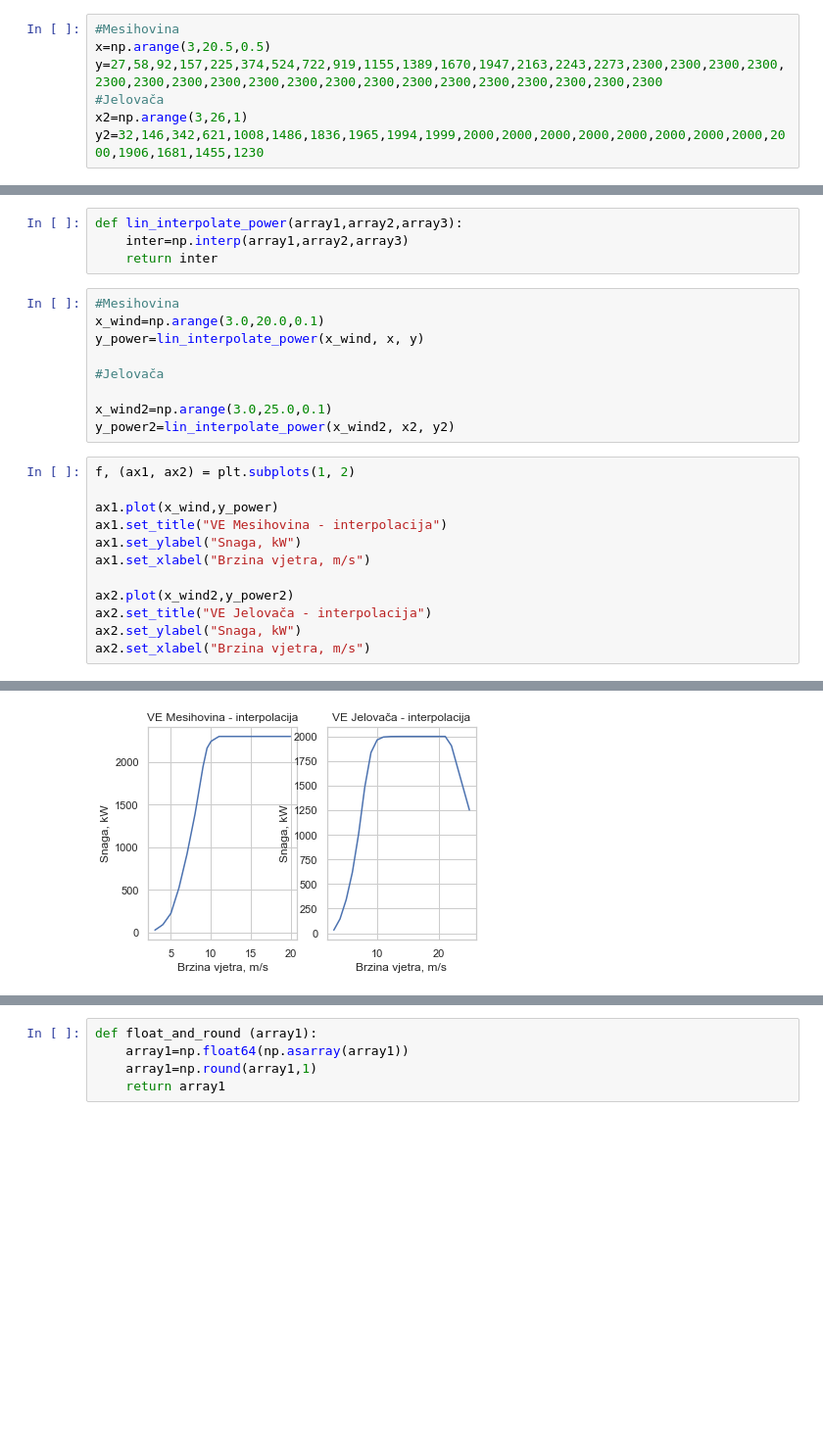
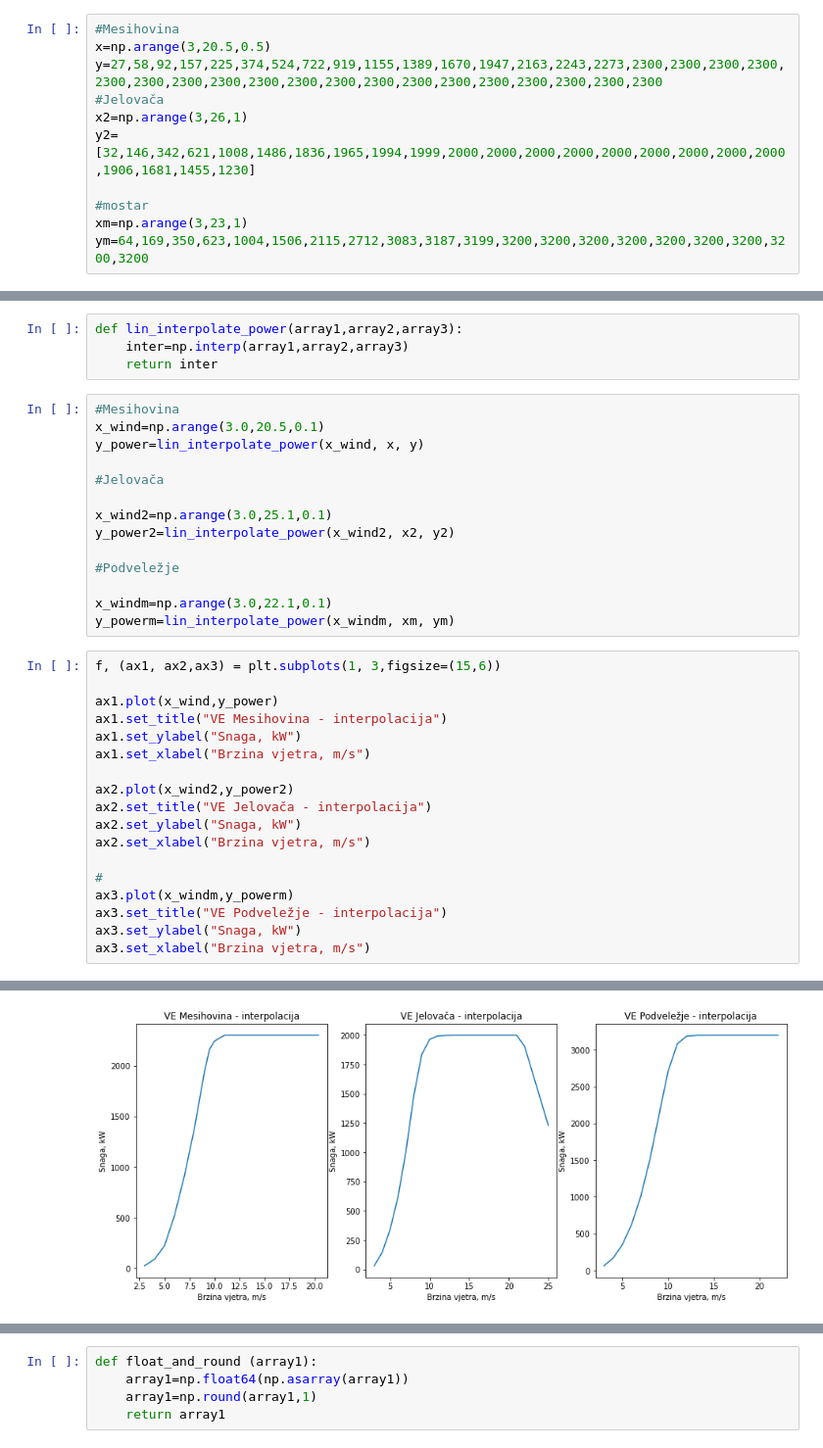
Before and after one commit to ehlimana/Electricity-analysis, a Jupyter notebook: VE.ipynb, the cells around one changed output, grey strips where cells are left out. Shown at 98% size. Cells and saved outputs as stored; diff of their text form; blank space fills up the shorter version.

```diff
--- a/VE.ipynb
+++ b/VE.ipynb
@@ -133,5 +196,9 @@ x=np.arange(3,20.5,0.5)
 y=27,58,92,157,225,374,524,722,919,1155,1389,1670,1947,2163,2243,2273,2300,2300,2300,2300,2300,2300,2300,2300,2300,2300,2300,2300,2300,2300,2300,2300,2300,2300,2300
 #Jelovača
 x2=np.arange(3,26,1)
-y2=32,146,342,621,1008,1486,1836,1965,1994,1999,2000,2000,2000,2000,2000,2000,2000,2000,2000,1906,1681,1455,1230
+y2=[32,146,342,621,1008,1486,1836,1965,1994,1999,2000,2000,2000,2000,2000,2000,2000,2000,2000,1906,1681,1455,1230]
+
+#mostar
+xm=np.arange(3,23,1)
+ym=64,169,350,623,1004,1506,2115,2712,3083,3187,3199,3200,3200,3200,3200,3200,3200,3200,3200,3200
 # %%
@@ -157,26 +229,37 @@ def lin_interpolate_power(array1,array2,array3):
     return inter
 # %%
 #Mesihovina
-x_wind=np.arange(3.0,20.0,0.1)
+x_wind=np.arange(3.0,20.5,0.1)
 y_power=lin_interpolate_power(x_wind, x, y)
 
 #Jelovača
 
-x_wind2=np.arange(3.0,25.0,0.1)
+x_wind2=np.arange(3.0,25.1,0.1)
 y_power2=lin_interpolate_power(x_wind2, x2, y2)
+
+#Podveležje
+
+x_windm=np.arange(3.0,22.1,0.1)
+y_powerm=lin_interpolate_power(x_windm, xm, ym)
 # %%
-f, (ax1, ax2) = plt.subplots(1, 2)
+f, (ax1, ax2,ax3) = plt.subplots(1, 3,figsize=(15,6))
 
 ax1.plot(x_wind,y_power)
 ax1.set_title("VE Mesihovina - interpolacija")
 ax1.set_ylabel("Snaga, kW")
 ax1.set_xlabel("Brzina vjetra, m/s")
 
 ax2.plot(x_wind2,y_power2)
 ax2.set_title("VE Jelovača - interpolacija")
 ax2.set_ylabel("Snaga, kW")
 ax2.set_xlabel("Brzina vjetra, m/s")
+
+#
+ax3.plot(x_windm,y_powerm)
+ax3.set_title("VE Podveležje - interpolacija")
+ax3.set_ylabel("Snaga, kW")
+ax3.set_xlabel("Brzina vjetra, m/s")
 # %% [output]
 Text(0.5, 0, 'Brzina vjetra, m/s')
-[figure, old version]
+[figure, new version]
 # %% [markdown]
```
Also changed, not shown: parts of 52 cells of this notebook, 6 other files.
